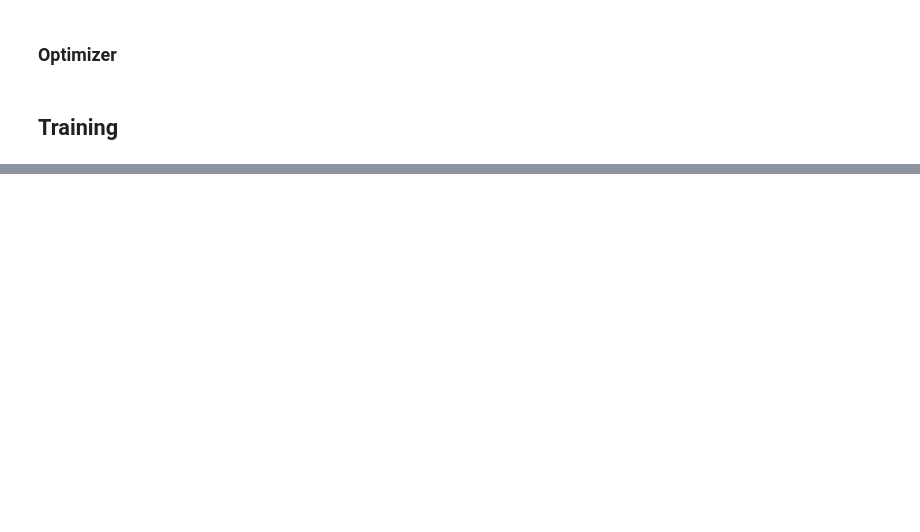
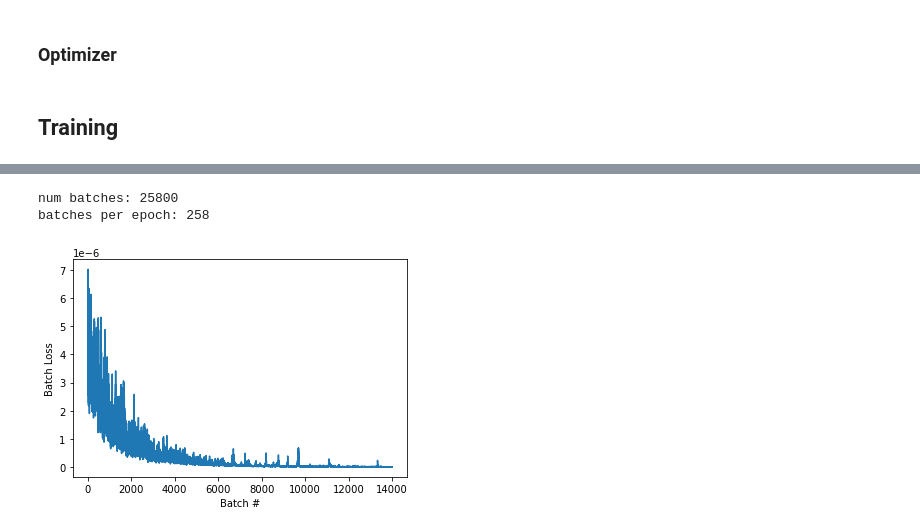
Before and after one commit to functorial/RestaurantRecommender, a Jupyter notebook: training.ipynb, the cells around one changed output, grey strips where cells are left out. Cells and saved outputs as stored; diff of their text form; code cells hidden in the pictures; blank space fills up the shorter version.

Commit message:
Train model1

```diff
--- a/training.ipynb
+++ b/training.ipynb
@@ -73,7 +85,7 @@ class Model1(nn.Module):
         self.v_emb_vtag = nn.Linear(d_vtag, d_emb_vtag)
 
         # customer and vendor embeddings
-        d_emb = ceil(log2(d_cont+d_misc+d_emb_ptag+d_emb_vtag))
+        d_emb = int(ceil(log2(d_cont+d_misc+d_emb_ptag+d_emb_vtag)))
         self.c_emb = nn.Linear(d_cont+d_misc+d_emb_ptag+d_emb_vtag, d_emb)
         self.v_emb = nn.Linear(d_cont+d_misc+d_emb_ptag+d_emb_vtag, d_emb)
 
@@ -102,27 +114,27 @@ class Model1(nn.Module):
         v_vtag = vendor[:, self.ptag_idx_hi :]
 
         # embed ptags
-        c_ptag = self.c_emb_ptag(c_ptag)
+        c_ptag = self.c_emb_ptag(c_ptag.float())
         c_ptag = F.elu(c_ptag)
 
-        v_ptag = self.v_emb_ptag(v_ptag)
+        v_ptag = self.v_emb_ptag(v_ptag.float())
         v_ptag = F.elu(v_ptag)
 
         # embed vtags
-        c_vtag = self.c_emb_vtag(c_vtag)
+        c_vtag = self.c_emb_vtag(c_vtag.float())
         c_vtag = F.elu(c_vtag)
 
-        v_vtag = self.v_emb_vtag(v_vtag)
+        v_vtag = self.v_emb_vtag(v_vtag.float())
         v_vtag = F.elu(v_vtag)
 
         # embed customer
         customer = torch.cat((c_cont, c_misc, c_ptag, c_vtag), axis=1)
-        customer = self.c_emb(customer)
+        customer = self.c_emb(customer.float())
         customer = F.elu(customer)
 
         # embed vendor
         vendor = torch.cat((v_cont, v_misc, v_ptag, v_vtag), axis=1)
-        vendor = self.v_emb(vendor)
+        vendor = self.v_emb(vendor.float())
         vendor = F.elu(vendor)
 
         # feed through classifier
@@ -139,6 +151,6 @@ class Model1(nn.Module):
         out = self.fc4(out)     # output is raw
         return out
 
-model1 = Recommender1(vendors=vendors_tensor, cont_idx_hi=cont_idx_hi, misc_idx_hi=misc_idx_hi, ptag_idx_hi=ptag_idx_hi, vtag_idx_hi=vtag_idx_hi, d_fc=64)
+model1 = Model1(vendors=vendors_tensor, cont_idx_hi=cont_idx_hi, misc_idx_hi=misc_idx_hi, ptag_idx_hi=ptag_idx_hi, vtag_idx_hi=vtag_idx_hi, d_fc=64)
 # %% [markdown]
 ### Loss Function
@@ -153,6 +161,8 @@ def ranking_loss(pos_pred, neg_pred):
+# %%
+mr_loss = nn.MarginRankingLoss()
 # %% [markdown]
 ### Optimizer
 # %%
-optimizer = torch.optim.Adam(model1.parameters())
+adam = torch.optim.Adam(model1.parameters())
 # %% [markdown]
 ## Training
@@ -185,0 +239,13 @@ def train(model, dataloader, loss, optimizer, epochs:int=100, print_every:int=10
+# %%
+print(f'num batches: {len(train_losses)}')
+print(f'batches per epoch: {len(train_losses) // epochs}')
+# %% [output]
+num batches: 25800
+batches per epoch: 258
+# %%
+plt.plot(range(len(train_losses[1000:15000])), train_losses[1000:15000])
+plt.xlabel('Batch #')
+plt.ylabel('Batch Loss')
+plt.show()
+# %% [output]
+[figure, added]
```
Also changed, not shown: parts of 10 cells of this notebook, 12 other files.
